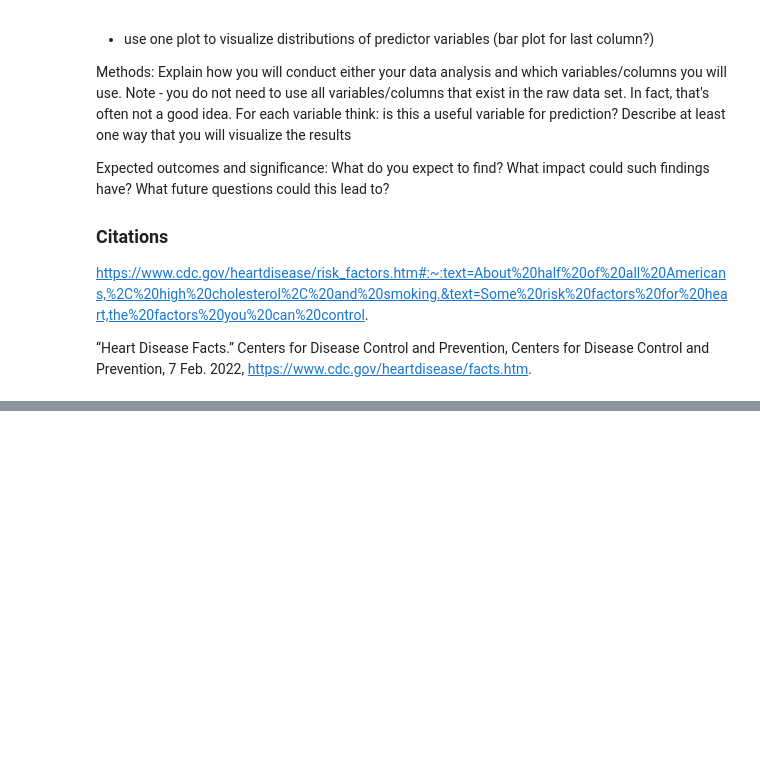
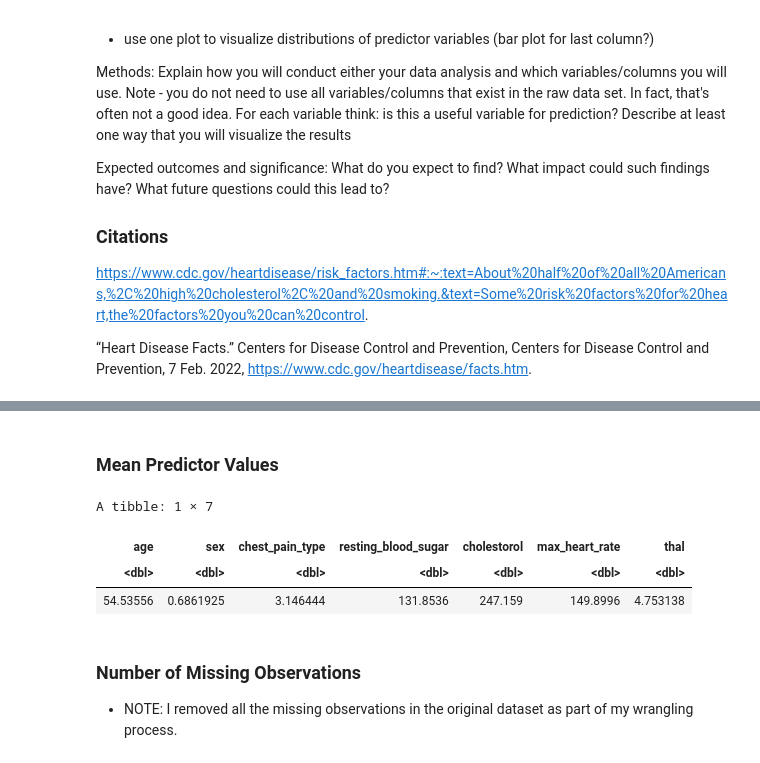
Before and after one commit to meleongg/dsci-100-project, a Jupyter notebook: project.ipynb, the cells around one changed output, grey strips where cells are left out. Drawn from its saved outputs; the diff is of its cells as text; code cells hidden in the pictures; blank space fills up the shorter version.

```diff
--- a/project.ipynb
+++ b/project.ipynb
@@ -158,0 +197,4 @@ A tibble: 1 × 1
+# %%
+heart_disease_split <- initial_split(heart_disease, prop = 0.8, strata = diagnosis)
+heart_disease_train <- training(heart_disease_split)
+heart_disease_test <- testing(heart_disease_split)
@@ -178,0 +244,16 @@ https://www.cdc.gov/heartdisease/risk_factors.htm#:~:text=About%20half%20of%20al
+# %% [markdown]
+### Mean Predictor Values
+# %%
+heart_disease_predictors <- heart_disease_train %>%
+    select(age, sex, chest_pain_type, resting_blood_sugar, cholestorol, max_heart_rate, thal) %>%
+    map_df(mean)
+
+heart_disease_predictors
+# %% [output]
+A tibble: 1 × 7
+| age | sex | chest_pain_type | resting_blood_sugar | cholestorol | max_heart_rate | thal |
+| <dbl> | <dbl> | <dbl> | <dbl> | <dbl> | <dbl> | <dbl> |
+| 54.53556 | 0.6861925 | 3.146444 | 131.8536 | 247.159 | 149.8996 | 4.753138 |
+# %% [markdown]
+### Number of Missing Observations
+- NOTE: I removed all the missing observations in the original dataset as part of my wrangling process.
```
Also changed, not shown: parts of 14 cells of this notebook.
